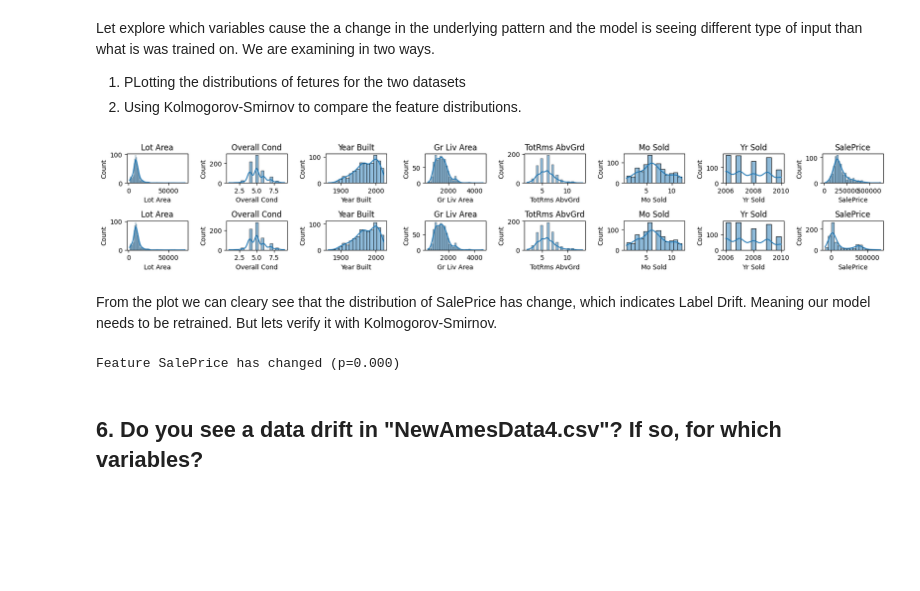
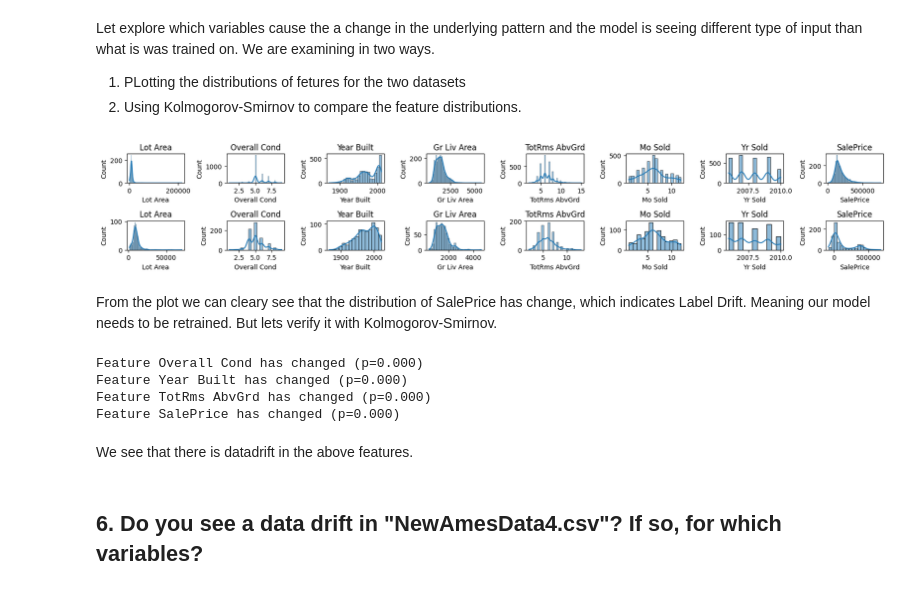
Before and after one commit to DavorPavits/Data-Things, a Jupyter notebook: 9.2 MLOPs.ipynb, the cells around one changed output. Drawn from its saved outputs; the diff is of its cells as text; code cells hidden in the pictures; blank space fills up the shorter version.

```diff
--- a/9.2 MLOPs.ipynb
+++ b/9.2 MLOPs.ipynb
@@ -26,6 +26,12 @@ def preprocess_input(input):
     df = df.drop(columns=["Bldg Type", "Neighborhood"])
 
     return df
+# %%
+#Load the initial ames data
+ames = pd.read_csv("Datasets/AmesHousing.csv")
+# %%
+#Preprocess the initial Data
+ames_i = preprocess_input(ames)
 # %% [markdown]
 ## 2.Create a function that takes as input a new ames dataset and a model. The function should pre-process the new data and evaluate the model on that new data using mean absolute error.
 # %%
@@ -91,0 +100,14 @@ MAE for Gradient Boosting on NewAmesData2: 53876.18080462256
+# %%
+# Create subplots with a 2x7 grid
+fig, axes = plt.subplots(2, 8, figsize=(17, 3))  # Adjusted figsize
+
+# Plot each column as a histogram
+for i, column in enumerate(ames_i.columns[:8]):
+    sns.histplot(ames_i[column], ax=axes[0,i], kde=True)
+    axes[0,i].set_title(column)
+for i, column in enumerate(ames_2.columns[:8]):
+    sns.histplot(ames_2[column], ax=axes[1,i], kde=True)
+    axes[1,i].set_title(column)
+
+plt.tight_layout()
+plt.show()
@@ -91,0 +116,8 @@ MAE for Gradient Boosting on NewAmesData2: 53876.18080462256
+# %%
+#Kolmogorov-Smirnov
+from scipy.stats import ks_2samp
+
+for column in ames_2.columns:
+    stat, p_value = ks_2samp(ames_i[column], ames_2[column])
+    if p_value < 0.05:
+        print(f"Feature {column} has changed (p={p_value:.3f})")
@@ -104,19 +140,19 @@ ames_2 = preprocess_input(new_data_2)
 # %%
 # Create subplots with a 2x7 grid
 fig, axes = plt.subplots(2, 8, figsize=(17, 3))  # Adjusted figsize
 
 # Plot each column as a histogram
-for i, column in enumerate(ames_1.columns[:8]):
-    sns.histplot(ames_1[column], ax=axes[0,i], kde=True)
+for i, column in enumerate(ames_i.columns[:8]):
+    sns.histplot(ames_i[column], ax=axes[0,i], kde=True)
     axes[0,i].set_title(column)
 for i, column in enumerate(ames_2.columns[:8]):
     sns.histplot(ames_2[column], ax=axes[1,i], kde=True)
     axes[1,i].set_title(column)
 
 plt.tight_layout()
 plt.show()
 # %% [output]
-[figure, old version]
+[figure, new version]
 # %% [markdown]
 From the plot we can cleary see that the distribution of SalePrice has change, which indicates Label Drift. Meaning our model needs to be retrained.
 But lets verify it with Kolmogorov-Smirnov.
@@ -124,12 +160,17 @@ But lets verify it with Kolmogorov-Smirnov.
 #Kolmogorov-Smirnov
 from scipy.stats import ks_2samp
 
-for column in new_data_1.columns:
-    stat, p_value = ks_2samp(new_data_1[column], new_data_2[column])
+for column in ames_2.columns:
+    stat, p_value = ks_2samp(ames_2[column], ames_i[column])
     if p_value < 0.05:
         print(f"Feature {column} has changed (p={p_value:.3f})")
 # %% [output]
+Feature Overall Cond has changed (p=0.000)
+Feature Year Built has changed (p=0.000)
+Feature TotRms AbvGrd has changed (p=0.000)
 Feature SalePrice has changed (p=0.000)
+# %% [markdown]
+We see that there is datadrift in the above features.
 # %% [markdown]
 ## 6. Do you see a data drift in "NewAmesData4.csv"? If so, for which variables?
 # %%
```
Also changed, not shown: parts of 18 cells of this notebook.
